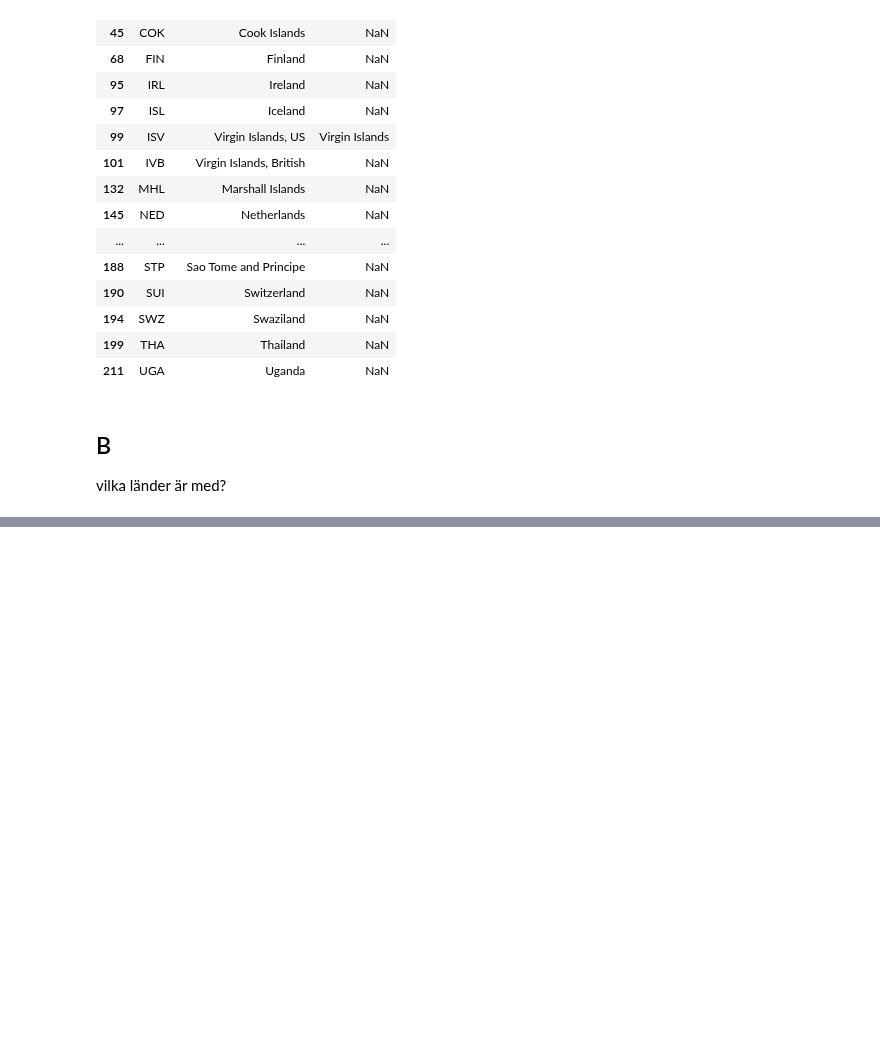
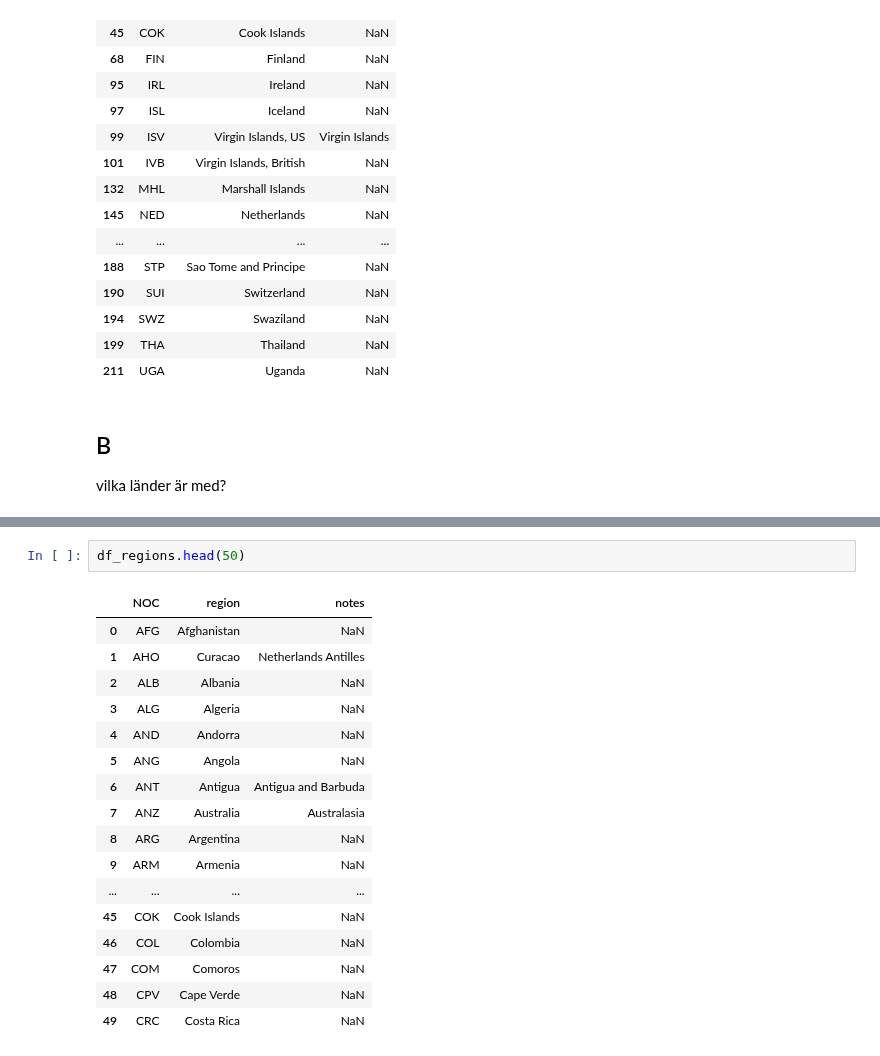
Before and after one commit to Andreas-Svensson/Databehandling-Project, a Jupyter notebook: E0_exploration.ipynb, the cells around one changed output, grey strips where cells are left out. Cells and saved outputs as stored; diff of their text form; blank space fills up the shorter version.

```diff
--- a/E0_exploration.ipynb
+++ b/E0_exploration.ipynb
@@ -514,0 +541,20 @@ vilka länder är med?
+# %%
+df_regions.head(50)
+# %% [output]
+|  | NOC | region | notes |
+| 0 | AFG | Afghanistan | NaN |
+| 1 | AHO | Curacao | Netherlands Antilles |
+| 2 | ALB | Albania | NaN |
+| 3 | ALG | Algeria | NaN |
+| 4 | AND | Andorra | NaN |
+| 5 | ANG | Angola | NaN |
+| 6 | ANT | Antigua | Antigua and Barbuda |
+| 7 | ANZ | Australia | Australasia |
+| 8 | ARG | Argentina | NaN |
+| 9 | ARM | Armenia | NaN |
+| ... | ... | ... | ... |
+| 45 | COK | Cook Islands | NaN |
+| 46 | COL | Colombia | NaN |
+| 47 | COM | Comoros | NaN |
+| 48 | CPV | Cape Verde | NaN |
+| 49 | CRC | Costa Rica | NaN |
```
Also changed, not shown: parts of 20 cells of this notebook.
